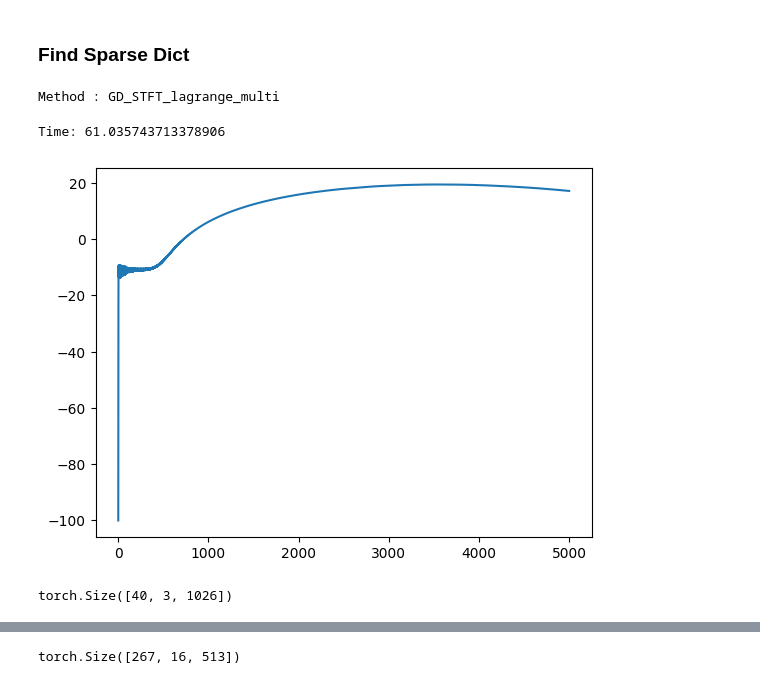
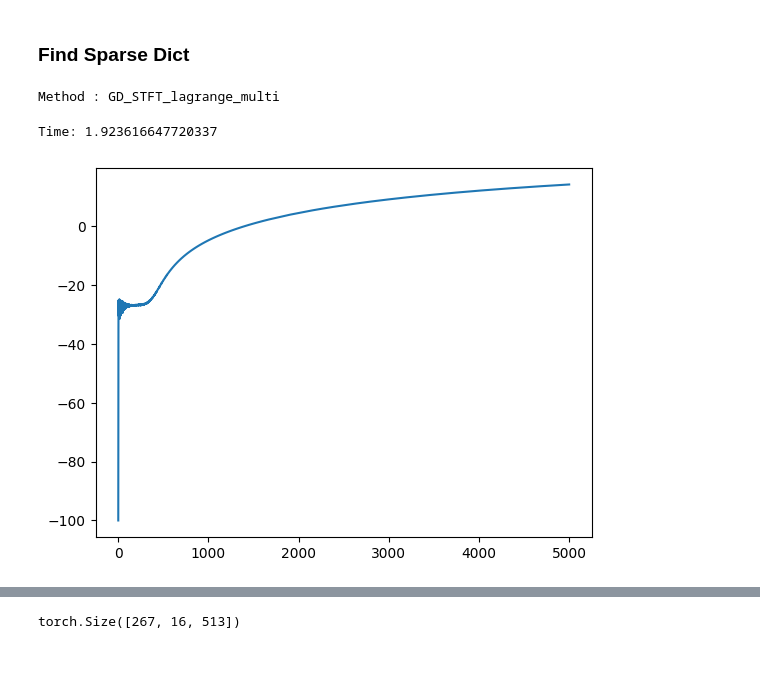
Before and after one commit to Amitmils/AmbisonicUpscaling, a Jupyter notebook: run_script_v2.ipynb, the cells around one changed output, grey strips where cells are left out. Drawn from its saved outputs; the diff is of its cells as text; code cells hidden in the pictures.

```diff
--- a/run_script_v2.ipynb
+++ b/run_script_v2.ipynb
@@ -171,7 +180,7 @@ anm_f_input_order,anm_f_output_order = sound_field.create(
     output_order=upscale_order,
     SH_type='complex',
     debug=True,
-    grid_type=POINTS_162,
+    grid_type=LEBEDEV,
 )
 anm_f_input_order = anm_f_input_order.permute(2,0,1)
 anm_f_output_order = anm_f_output_order.permute(2,0,1)
@@ -181,5 +190,23 @@ anm_f_output_order = anm_f_output_order.permute(2,0,1)
 # %% [markdown]
 ### Sanity Check, Play the audio from anm_f
+# %%
+if False:
+    theta = 90
+    phi = 0
+    Y_p_spatial_filter = utils.create_sh_matrix(
+        upscale_order, zen=torch.tensor([math.radians(theta)]), azi=torch.tensor([math.radians(phi)]), type='complex'
+    ).reshape(-1)
+    s_dir_stft = torch.einsum('tcf,c->tf', anm_f_output_order/(anm_f_output_order**2).sum().sqrt(), Y_p_spatial_filter.conj())  # Project onto the direction
+    s_dir_stft.shape
+    play_sound_field_from_stft(s_dir_stft.unsqueeze(1),sound_field.sr,amplify=10)
+# %%
+if False:
+    Y_p = utils.create_sh_matrix(
+        upscale_order, zen=sound_field.P_th, azi=sound_field.P_ph, type='complex'
+    )
+    Y_p.shape
+    stftdict = Y_p @ anm_f_output_order
+    play_sparse_stft_sound_field(dict_stft=stftdict,sound_field=sound_field,theta=90,phi=90,radius=15,amplify=10)
 # %%
 if False:
     play_sound_field_from_stft(anm_f_input_order,sound_field.sr)
@@ -217,7 +224,7 @@ tensor([1.3947e+01, 1.6511e+01, 2.0185e-05, 1.7127e+00, 1.7912e-05, 3.8276e-01,
 # %%
-mask_type = 'algo' #"cheat" # "cheat" None , 'algo'
+mask_type = 'hardcoded' #"cheat" # "cheat" None , 'algo' 'hardcoded
 
-if mask_type is None:
+if mask_type is 'None':
     mask = torch.arange(len(sound_field.P_ph)).reshape(-1)
     sound_field.has_mask = False
 else:
@@ -225,9 +232,13 @@ else:
     if mask_type == "cheat":
         target_th = torch.tensor([math.radians(coo[0]) for coo in sound_field.sources_coords])
         target_ph = torch.tensor([math.radians(coo[1]) for coo in sound_field.sources_coords])
-        mask = torch.any(torch.sqrt((sound_field.P_th[...,None] - target_th)**2 + (sound_field.P_ph[...,None] - target_ph)**2) < math.radians(10),dim=1).reshape(-1)
+        mask = torch.any(torch.sqrt((sound_field.P_th[...,None] - target_th)**2 + (sound_field.P_ph[...,None] - target_ph)**2) < math.radians(20),dim=1).reshape(-1)
     elif mask_type == "algo":
-        mask = torch.nonzero(normalzed_per_source>15).reshape(-1)
+        mask = torch.nonzero(normalzed_per_source>75).reshape(-1)
+    elif mask_type == "hardcoded":
+        mask = torch.tensor([15,49,691,724])
+
+
 
 dummy = torch.zeros_like(sound_field.P_th)
 dummy[mask] = 1
@@ -250,38 +260,35 @@ if True:
     Y_p_complex = utils.create_sh_matrix(input_order, zen=sound_field.P_th, azi=sound_field.P_ph,type='complex')
     Y_p_real = utils.create_sh_matrix(input_order, zen=sound_field.P_th, azi=sound_field.P_ph,type='real')
     opt = optimizer(Y_p_complex, alpha=0.1, method=GD_STFT_OPT_METHOD,device=DEVICE , save_loss=False)
     opt.P_th = sound_field.P_th
     opt.P_ph = sound_field.P_ph
     print(f"Method : {opt.method}")
-    s_stft_dict = torch.zeros((anm_f_input_order.shape[0],sound_field.num_grid_points,anm_f_input_order.shape[-1]*2),device=DEVICE)
     start = time.time()
     with torch.no_grad():
-        s_stft_dict = sound_field.get_sparse_dict_v3(anm_f_input_order[:],opt,iter = 5000,mu=1e-3, ro=1e-4,mask=mask,multi_processing=False,save=False) #single processing progress bar doesnt work
+        s_stft_dict = sound_field.get_sparse_dict_v3(anm_f_input_order,opt,iter = 5000,mu=1e-3, ro=1e-4,mask=mask,multi_processing=False,save=False) #single processing progress bar doesnt work
     print(f"Time: {time.time()-start}")
+
+
 
 
 s_stft_dict_complex = torch.complex(s_stft_dict[...,:s_stft_dict.shape[-1]//2], s_stft_dict[...,s_stft_dict.shape[-1]//2:])
 Y_p_complex = utils.create_sh_matrix(
     input_order, zen=sound_field.P_th, azi=sound_field.P_ph, type='complex'
 )
 
 real_first_order_proj = (torch.abs(Y_p_complex  @ anm_f_input_order)**2).sum(dim=-1)
 est_anm_f_first_order = (Y_p_complex.cpu().t().conj() @ s_stft_dict_complex.cpu())
 est_first_order_proj = (torch.abs(Y_p_complex @ est_anm_f_first_order)**2).sum(-1)
 
 
 
 Y_p_complex_output_order = utils.create_sh_matrix(
     upscale_order, zen=sound_field.P_th, azi=sound_field.P_ph, type='complex'
 )
 real_output_order_proj = (torch.abs(Y_p_complex_output_order  @ anm_f_output_order)**2).sum(dim=-1)
 est_anm_f_third_order = (Y_p_complex_output_order.cpu().t().conj() @ s_stft_dict_complex.cpu())
 est_third_order_proj = (torch.abs(Y_p_complex_output_order @ est_anm_f_third_order)**2).sum(-1)
 # %% [output]
 Method : GD_STFT_lagrange_multi
-Time: 61.035743713378906
+Time: 1.923616647720337
-[figure, old version]
+[figure, new version]
-# %%
-s_stft_dict[:,torch.arange(3),:].shape
-# %% [output]
-torch.Size([40, 3, 1026])
```
Also changed, not shown: parts of 16 cells of this notebook, 1 other file.
